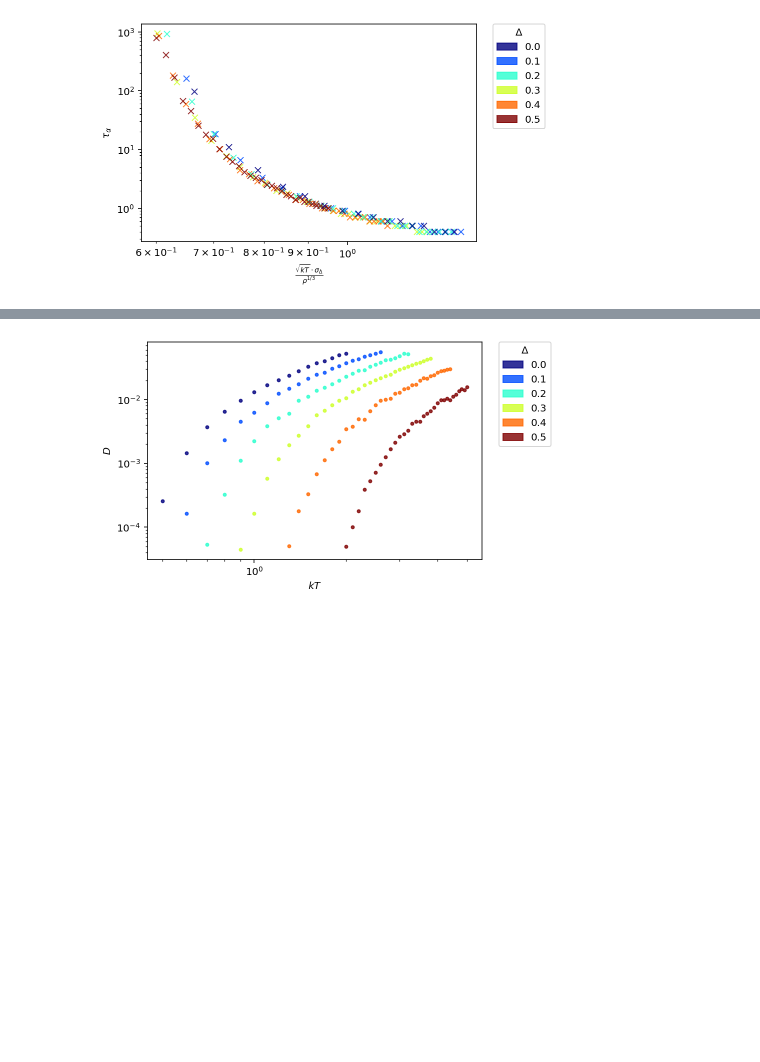
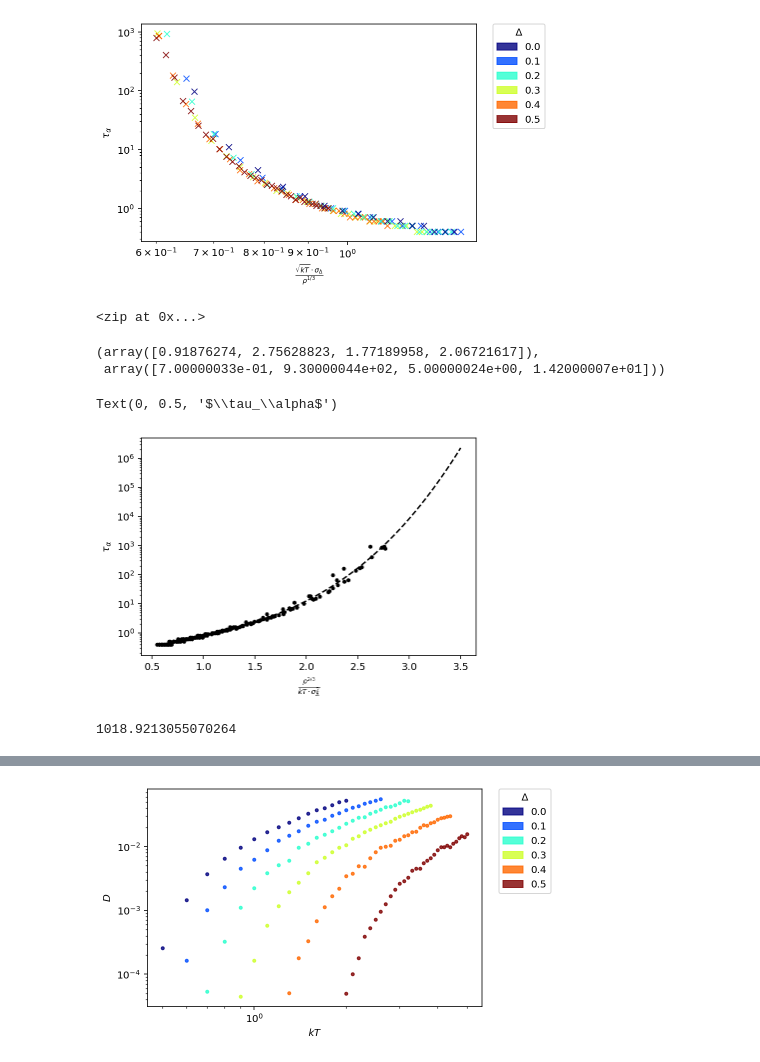
Before and after one commit to ianrgraham/monk, a Jupyter notebook: workflows/sc-states/mlj-equilibration/082522-analyze-dynamics.ipynb, the cells around one changed output, grey strips where cells are left out. Drawn from its saved outputs; the diff is of its cells as text; code cells hidden in the pictures; blank space fills up the shorter version.

```diff
--- a/workflows/sc-states/mlj-equilibration/082522-analyze-dynamics.ipynb
+++ b/workflows/sc-states/mlj-equilibration/082522-analyze-dynamics.ipynb
@@ -135,6 +181,9 @@ cmap = cm.jet
 norm = colors.Normalize(vmin=0, vmax=5)
 _colors = [cmap(norm(i)) for i in range(6)]
 _legend = [mpl.patches.Patch(color=c, label=f"{d:.1f}", alpha=alpha) for c, d in zip(_colors, np.linspace(0.0, 0.5, 6))]
+
+data_x = []
+data_y = []
 
 for i, job in enumerate(project):
     if job.sp["seed"] > 5:
@@ -154,6 +203,9 @@ for i, job in enumerate(project):
                     continue
                 alphas = job.data[f"{_temp_str}/alphas"][-1]
                 Ds = job.data[f"{_temp_str}/Ds"][-1]
+            x, y = np.sqrt(float(temp_str))/phi**(1/3)*(1 - delta*2**(1/6)), alphas
+            data_x.append(x)
+            data_y.append(y)
             plt.plot(np.sqrt(float(temp_str))/phi**(1/3)*(1 - delta*2**(1/6)), alphas, "x", color=_colors[int(round(delta / 0.1))], alpha=alpha)
 
 plt.xlabel(r"$\frac{\sqrt{kT} \cdot \sigma_\Delta}{\rho^{1/3}}$")
@@ -161,5 +213,8 @@ plt.ylabel(r"$\tau_\alpha$")
 plt.legend(title=r"$\Delta$", handles=_legend, bbox_to_anchor=(1.05, 1), loc=2, borderaxespad=0.)
 plt.yscale('log')
 plt.xscale('log')
+
+data_x = np.array(data_x)
+data_y = np.array(data_y)
 # %% [output]
 [figure]
@@ -165,0 +226,40 @@ plt.xscale('log')
+# %%
+zip(*sorted(zip(data_x, data_y), key=lambda x: x[0]))
+# %% [output]
+<zip at 0x...>
+# %%
+data_x[:4], data_y[:4]
+# %% [output]
+(array([0.91876274, 2.75628823, 1.77189958, 2.06721617]),
+ array([7.00000033e-01, 9.30000044e+02, 5.00000024e+00, 1.42000007e+01]))
+# %%
+plt.plot(data_x, data_y, ".", color="k")
+sx, sy = zip(*sorted(zip(data_x, data_y), key=lambda x: x[0]))
+
+params = np.polyfit(data_x, np.log(data_y), 3)
+# popt, pcov = curve_fit(temp_div_fit, sx, sy)
+# fit_x = np.linspace(data_x.min(), data_x.max(), 100)
+fit_x = np.linspace(sx[0], 3.5, 100)
+# fit_y = temp_div_fit(fit_x, *popt)
+fit_y = np.exp(np.polyval(params, fit_x))
+
+plt.plot(fit_x, fit_y, "--", color="k")
+
+plt.yscale('log')
+# plt.xscale('log')
+
+plt.xlabel(r"$\frac{\rho^{2/3}}{kT \cdot \sigma_\Delta^2}$")
+plt.ylabel(r"$\tau_\alpha$")
+# %% [output]
+Text(0, 0.5, '$\\tau_\\alpha$')
+[figure, added]
+# %%
+def ka_alpha_est(T, phi, delta, min_clamp=1.0):
+    # hardcoded fit parameters
+    params = np.array([ 0.49717018, -1.0956471 ,  2.54414117, -2.15685159])
+    x = np.exp(np.polyval(params, phi**(2/3)/(T*(1 - delta*2**(1/6))**2)))
+    return np.clip(x, min_clamp, np.inf)
+
+ka_alpha_est(0.41, 1.2, 0.0)
+# %% [output]
+1018.9213055070264
```
Also changed, not shown: parts of 9 cells of this notebook, 6 other files.
